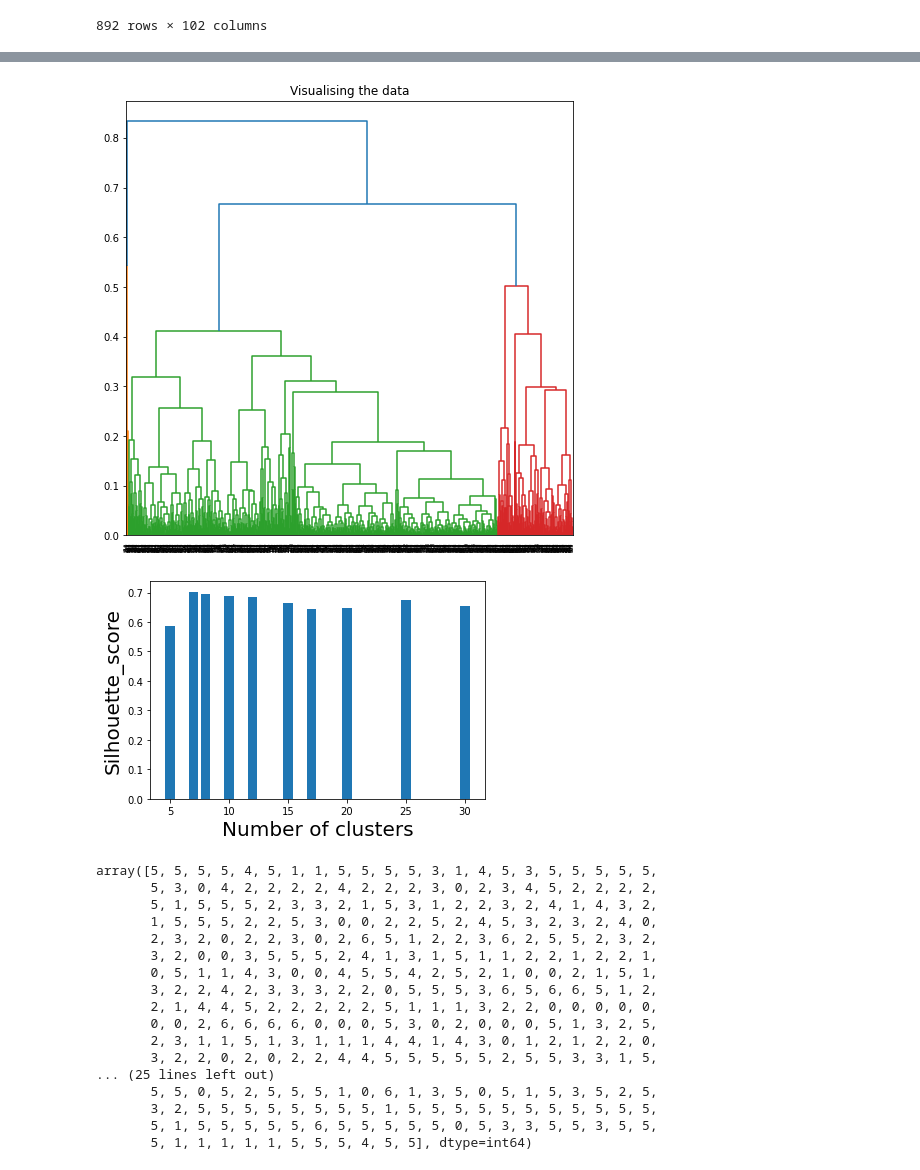
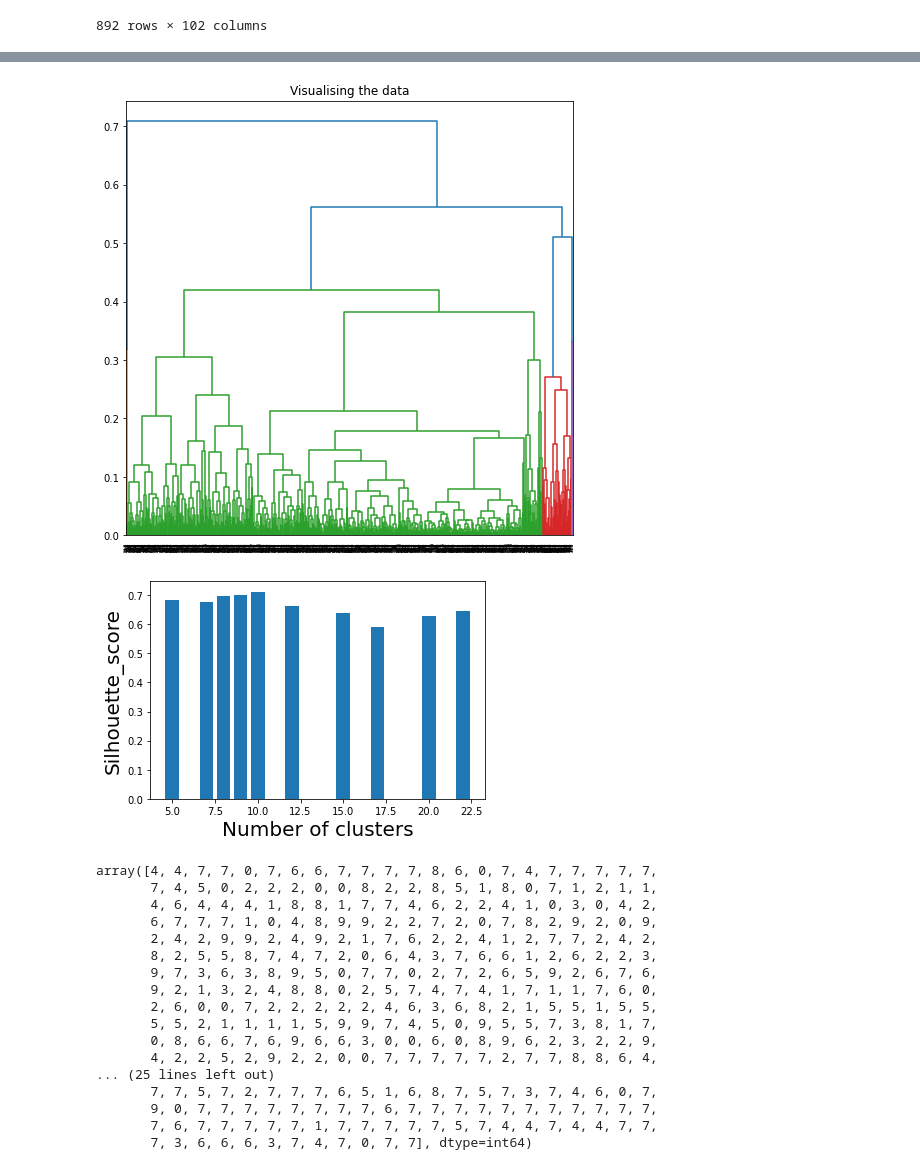
Before and after one commit to newbeadwork/Campground_Analysis_with_Machine_Learning, a Jupyter notebook: Analysis/Final_Analysis/Clustering.ipynb, the cells around one changed output, grey strips where cells are left out. Drawn from its saved outputs; the diff is of its cells as text; code cells hidden in the pictures.

Commit message:
Final_clustering

```diff
--- a/Analysis/Final_Analysis/Clustering.ipynb
+++ b/Analysis/Final_Analysis/Clustering.ipynb
@@ -48,12 +48,12 @@ Index(['FacilityID', 'OrgFacilityID', 'ParentRecAreaID', 'FacilityName',
 facilities_demand_ML = WestCoast_facilities.drop(columns=['OrgFacilityID',
                                                               'ParentRecAreaID', 'FacilityName',
                                                               'FacilityLongitude', 'FacilityLatitude',
+                                                              'NumberofCampsites',
                                                               'ActivityName',
+                                                              'NumberofReservations',
                                                               'PostalCode',
                                                               'AddressStateCode'
                                                               ])
-facilities_demand_ML = facilities_demand_ML.rename(columns={"FacilityID": "facilityid",
-                                                            "NumberofCampsites": "numberofcampsites",
-                                                            "NumberofReservations": "number_of_reservations"})
+facilities_demand_ML = facilities_demand_ML.rename(columns={"FacilityID": "facilityid"})
 facilities_demand_ML
 # %% [output]
@@ -89,8 +89,8 @@ facilities_clustering_ML
 892 rows × 8 columns
 # %%
 facilities_clustering_ML = facilities_clustering_ML.drop(columns=["facilityid",
-                                                                  "numberofcampsites",
-                                                                  "average_nights",
-                                                                  "number_of_reservations"], axis=1)
+                                                                  "average_orderdate_to_startdate",
+                                                                  "max_orderdate_to_startdate",
+                                                                  "average_nights"], axis=1)
 facilities_clustering_ML
 # %% [output]
@@ -168,73 +168,73 @@ plt.figure(figsize =(8, 8))
 plt.title('Visualising the data')
 Dendrogram = shc.dendrogram((shc.linkage(X_principal, method ='average')))
 # %% [output]
-[figure, old version]
+[figure, new version]
 # %%
 from sklearn.cluster import AgglomerativeClustering
 ac1 = AgglomerativeClustering(n_clusters = 5, affinity='cosine', linkage='average')
 ac2 = AgglomerativeClustering(n_clusters = 7, affinity='cosine', linkage='average')
 ac3 = AgglomerativeClustering(n_clusters = 8, affinity='cosine', linkage='average')
-ac4 = AgglomerativeClustering(n_clusters = 10, affinity='cosine', linkage='average')
-ac5 = AgglomerativeClustering(n_clusters = 12, affinity='cosine', linkage='average')
-ac6 = AgglomerativeClustering(n_clusters = 15, affinity='cosine', linkage='average')
-ac7 = AgglomerativeClustering(n_clusters = 17, affinity='cosine', linkage='average')
-ac8 = AgglomerativeClustering(n_clusters = 20, affinity='cosine', linkage='average')
-ac9 = AgglomerativeClustering(n_clusters = 25, affinity='cosine', linkage='average')
-ac10 = AgglomerativeClustering(n_clusters = 30, affinity='cosine', linkage='average')
+ac4 = AgglomerativeClustering(n_clusters = 9, affinity='cosine', linkage='average')
+ac5 = AgglomerativeClustering(n_clusters = 10, affinity='cosine', linkage='average')
+ac6 = AgglomerativeClustering(n_clusters = 12, affinity='cosine', linkage='average')
+ac7 = AgglomerativeClustering(n_clusters = 15, affinity='cosine', linkage='average')
+ac8 = AgglomerativeClustering(n_clusters = 17, affinity='cosine', linkage='average')
+ac9 = AgglomerativeClustering(n_clusters = 20, affinity='cosine', linkage='average')
+ac10 = AgglomerativeClustering(n_clusters = 22, affinity='cosine', linkage='average')
 # %%
 from sklearn.metrics import silhouette_samples, silhouette_score
-k = [5, 7, 8, 10, 12, 15, 17, 20, 25, 30]
+k = [5, 7, 8, 9, 10, 12, 15, 17, 20, 22]
 
 silhouette_scores = []
 silhouette_scores.append(
         silhouette_score(X_principal, ac1.fit_predict(X_principal), metric="cosine"))
 silhouette_scores.append(
         silhouette_score(X_principal, ac2.fit_predict(X_principal), metric="cosine"))
 silhouette_scores.append(
         silhouette_score(X_principal, ac3.fit_predict(X_principal), metric="cosine"))
 silhouette_scores.append(
         silhouette_score(X_principal, ac4.fit_predict(X_principal), metric="cosine"))
 silhouette_scores.append(
         silhouette_score(X_principal, ac5.fit_predict(X_principal), metric="cosine"))
 silhouette_scores.append(
         silhouette_score(X_principal, ac6.fit_predict(X_principal), metric="cosine"))
 silhouette_scores.append(
         silhouette_score(X_principal, ac7.fit_predict(X_principal), metric="cosine"))
 silhouette_scores.append(
         silhouette_score(X_principal, ac8.fit_predict(X_principal), metric="cosine"))
 silhouette_scores.append(
         silhouette_score(X_principal, ac9.fit_predict(X_principal), metric="cosine"))
 silhouette_scores.append(
         silhouette_score(X_principal, ac10.fit_predict(X_principal), metric="cosine"))
 
 plt.bar(k, silhouette_scores)
 plt.xlabel('Number of clusters', fontsize = 20)
 plt.ylabel('Silhouette_score', fontsize = 20)
 plt.show()
 # %% [output]
-[figure, old version]
+[figure, new version]
 # %%
 from sklearn.cluster import AgglomerativeClustering
-cluster = AgglomerativeClustering(n_clusters=7, affinity='cosine', linkage='average')
+cluster = AgglomerativeClustering(n_clusters=10, affinity='cosine', linkage='average')
 cluster.fit_predict(X_principal)
 # %% [output]
-array([5, 5, 5, 5, 4, 5, 1, 1, 5, 5, 5, 5, 3, 1, 4, 5, 3, 5, 5, 5, 5, 5,
-       5, 3, 0, 4, 2, 2, 2, 2, 4, 2, 2, 2, 3, 0, 2, 3, 4, 5, 2, 2, 2, 2,
-       5, 1, 5, 5, 5, 2, 3, 3, 2, 1, 5, 3, 1, 2, 2, 3, 2, 4, 1, 4, 3, 2,
-       1, 5, 5, 5, 2, 2, 5, 3, 0, 0, 2, 2, 5, 2, 4, 5, 3, 2, 3, 2, 4, 0,
-       2, 3, 2, 0, 2, 2, 3, 0, 2, 6, 5, 1, 2, 2, 3, 6, 2, 5, 5, 2, 3, 2,
-       3, 2, 0, 0, 3, 5, 5, 5, 2, 4, 1, 3, 1, 5, 1, 1, 2, 2, 1, 2, 2, 1,
-       0, 5, 1, 1, 4, 3, 0, 0, 4, 5, 5, 4, 2, 5, 2, 1, 0, 0, 2, 1, 5, 1,
-       3, 2, 2, 4, 2, 3, 3, 3, 2, 2, 0, 5, 5, 5, 3, 6, 5, 6, 6, 5, 1, 2,
-       2, 1, 4, 4, 5, 2, 2, 2, 2, 2, 5, 1, 1, 1, 3, 2, 2, 0, 0, 0, 0, 0,
-       0, 0, 2, 6, 6, 6, 6, 0, 0, 0, 5, 3, 0, 2, 0, 0, 0, 5, 1, 3, 2, 5,
-       2, 3, 1, 1, 5, 1, 3, 1, 1, 1, 4, 4, 1, 4, 3, 0, 1, 2, 1, 2, 2, 0,
-       3, 2, 2, 0, 2, 0, 2, 2, 4, 4, 5, 5, 5, 5, 5, 2, 5, 5, 3, 3, 1, 5,
+array([4, 4, 7, 7, 0, 7, 6, 6, 7, 7, 7, 7, 8, 6, 0, 7, 4, 7, 7, 7, 7, 7,
+       7, 4, 5, 0, 2, 2, 2, 0, 0, 8, 2, 2, 8, 5, 1, 8, 0, 7, 1, 2, 1, 1,
+       4, 6, 4, 4, 4, 1, 8, 8, 1, 7, 7, 4, 6, 2, 2, 4, 1, 0, 3, 0, 4, 2,
+       6, 7, 7, 7, 1, 0, 4, 8, 9, 9, 2, 2, 7, 2, 0, 7, 8, 2, 9, 2, 0, 9,
+       2, 4, 2, 9, 9, 2, 4, 9, 2, 1, 7, 6, 2, 2, 4, 1, 2, 7, 7, 2, 4, 2,
+       8, 2, 5, 5, 8, 7, 4, 7, 2, 0, 6, 4, 3, 7, 6, 6, 1, 2, 6, 2, 2, 3,
+       9, 7, 3, 6, 3, 8, 9, 5, 0, 7, 7, 0, 2, 7, 2, 6, 5, 9, 2, 6, 7, 6,
+       9, 2, 1, 3, 2, 4, 8, 8, 0, 2, 5, 7, 4, 7, 4, 1, 7, 1, 1, 7, 6, 0,
+       2, 6, 0, 0, 7, 2, 2, 2, 2, 2, 4, 6, 3, 6, 8, 2, 1, 5, 5, 1, 5, 5,
+       5, 5, 2, 1, 1, 1, 1, 5, 9, 9, 7, 4, 5, 0, 9, 5, 5, 7, 3, 8, 1, 7,
+       0, 8, 6, 6, 7, 6, 9, 6, 6, 3, 0, 0, 6, 0, 8, 9, 6, 2, 3, 2, 2, 9,
+       4, 2, 2, 5, 2, 9, 2, 2, 0, 0, 7, 7, 7, 7, 7, 2, 7, 7, 8, 8, 6, 4,
 ... (25 lines left out)
-       5, 5, 0, 5, 2, 5, 5, 5, 1, 0, 6, 1, 3, 5, 0, 5, 1, 5, 3, 5, 2, 5,
-       3, 2, 5, 5, 5, 5, 5, 5, 5, 5, 1, 5, 5, 5, 5, 5, 5, 5, 5, 5, 5, 5,
-       5, 1, 5, 5, 5, 5, 5, 6, 5, 5, 5, 5, 5, 0, 5, 3, 3, 5, 5, 3, 5, 5,
-       5, 1, 1, 1, 1, 1, 5, 5, 5, 4, 5, 5], dtype=int64)
+       7, 7, 5, 7, 2, 7, 7, 7, 6, 5, 1, 6, 8, 7, 5, 7, 3, 7, 4, 6, 0, 7,
+       9, 0, 7, 7, 7, 7, 7, 7, 7, 7, 6, 7, 7, 7, 7, 7, 7, 7, 7, 7, 7, 7,
+       7, 6, 7, 7, 7, 7, 7, 1, 7, 7, 7, 7, 7, 5, 7, 4, 4, 7, 4, 4, 7, 7,
+       7, 3, 6, 6, 6, 3, 7, 4, 7, 0, 7, 7], dtype=int64)
 # %%
 from sklearn.metrics import silhouette_samples, silhouette_score
 score = silhouette_score(X_principal, cluster.labels_, metric='cosine')
```
Also changed, not shown: parts of 18 cells of this notebook, 5 other files.
